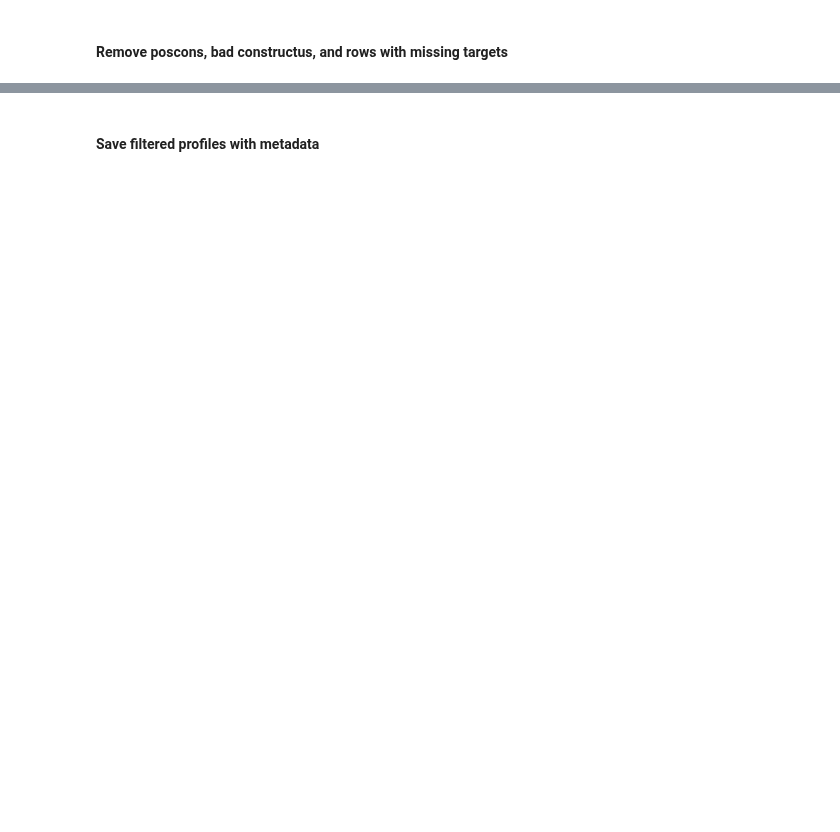
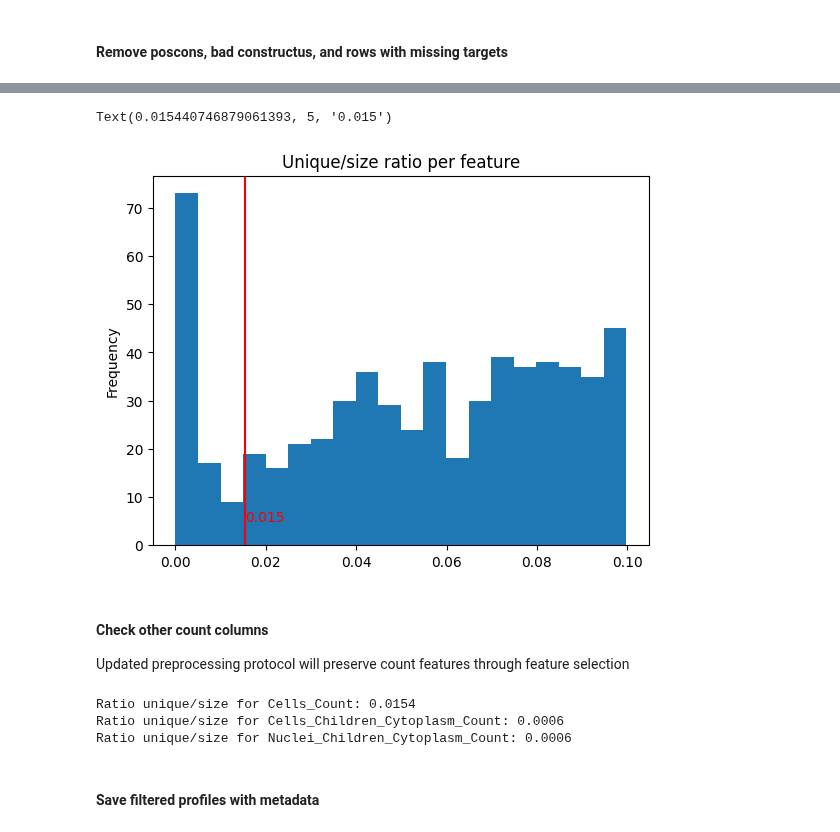
Before and after one commit to broadinstitute/position-effect-correction, a Jupyter notebook: 1.load/2_merge_metadata.ipynb, the cells around one changed output, grey strips where cells are left out. Drawn from its saved outputs; the diff is of its cells as text; code cells hidden in the pictures; blank space fills up the shorter version.

Commit message:
use more permissive unique_cut default for feature selection to preserve cell counts ref cytomining/pycytominer#282

```diff
--- a/1.load/2_merge_metadata.ipynb
+++ b/1.load/2_merge_metadata.ipynb
@@ -204,0 +208,2 @@ profiles
+# %%
+profiles.rename(columns={"Metadata_Count_Cells": "Cells_Count"}, inplace=True)
@@ -205,3 +216,23 @@ profiles
+# %%
+unique_ratio = profiles.nunique() / profiles.shape[0]
+unique_ratio[unique_ratio<0.1].plot(kind="hist", bins=20, title="Unique/size ratio per feature")
+plt.axvline(x=unique_ratio["Cells_Count"], color="red")
+plt.text(unique_ratio["Cells_Count"], 5, f"{unique_ratio['Cells_Count']:.3f}", color="red")
+# %% [output]
+Text(0.015440746879061393, 5, '0.015')
+[figure, added]
+# %% [markdown]
+#### Check other count columns
+
+Updated preprocessing protocol will preserve count features through feature selection
+# %%
+count_cols = profiles.columns[profiles.columns.str.contains("count", case=False)]
+for count_col in count_cols:
+    print(f"Ratio unique/size for {count_col}: {unique_ratio[count_col]:.4f}")
+# %% [output]
+Ratio unique/size for Cells_Count: 0.0154
+Ratio unique/size for Cells_Children_Cytoplasm_Count: 0.0006
+Ratio unique/size for Nuclei_Children_Cytoplasm_Count: 0.0006
 # %% [markdown]
 #### Save filtered profiles with metadata
 # %%
```
Also changed, not shown: parts of 5 cells of this notebook, 3 other files.
